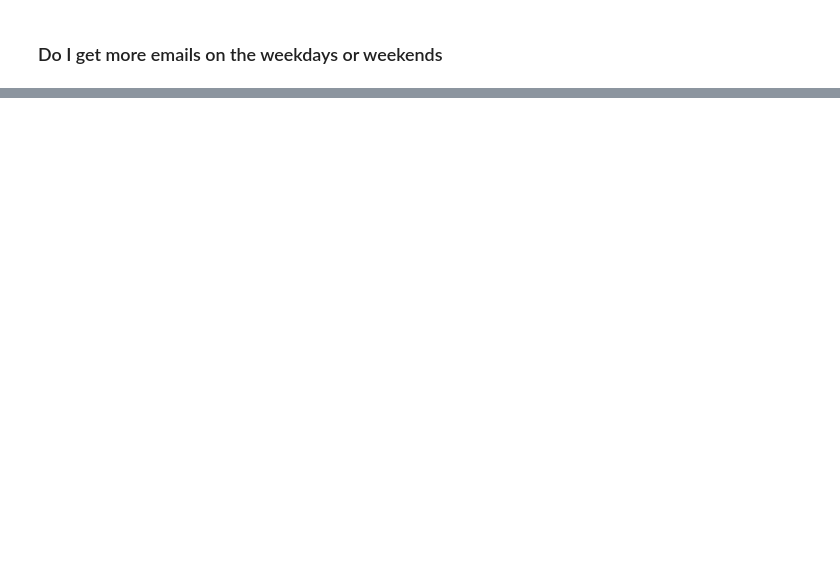
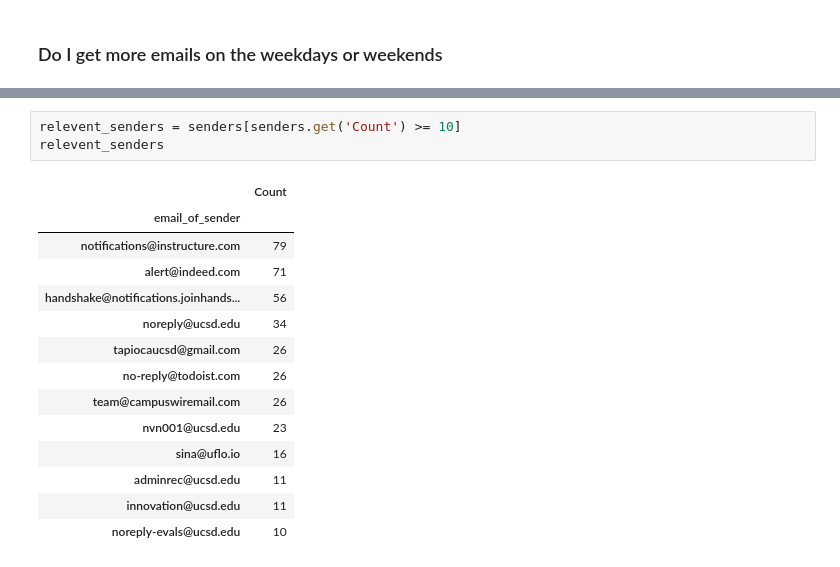
Before and after one commit to nathan-v-nguyen/email-categorizer, a Jupyter notebook: notebooks/01_data_exploration.ipynb, the cells around one changed output, grey strips where cells are left out. Drawn from its saved outputs; the diff is of its cells as text; blank space fills up the shorter version.

```diff
--- a/notebooks/01_data_exploration.ipynb
+++ b/notebooks/01_data_exploration.ipynb
@@ -228,0 +259,18 @@ print(f"# of Weekend Emails: {weekend_count}")
+# %%
+relevent_senders = senders[senders.get('Count') >= 10]
+relevent_senders
+# %% [output]
+|  | Count |
+| email_of_sender |  |
+| notifications@instructure.com | 79 |
+| alert@indeed.com | 71 |
+| handshake@notifications.joinhands... | 56 |
+| noreply@ucsd.edu | 34 |
+| tapiocaucsd@gmail.com | 26 |
+| no-reply@todoist.com | 26 |
+| team@campuswiremail.com | 26 |
+| nvn001@ucsd.edu | 23 |
+| sina@uflo.io | 16 |
+| adminrec@ucsd.edu | 11 |
+| innovation@ucsd.edu | 11 |
+| noreply-evals@ucsd.edu | 10 |
```
Also changed, not shown: parts of 19 cells of this notebook.
